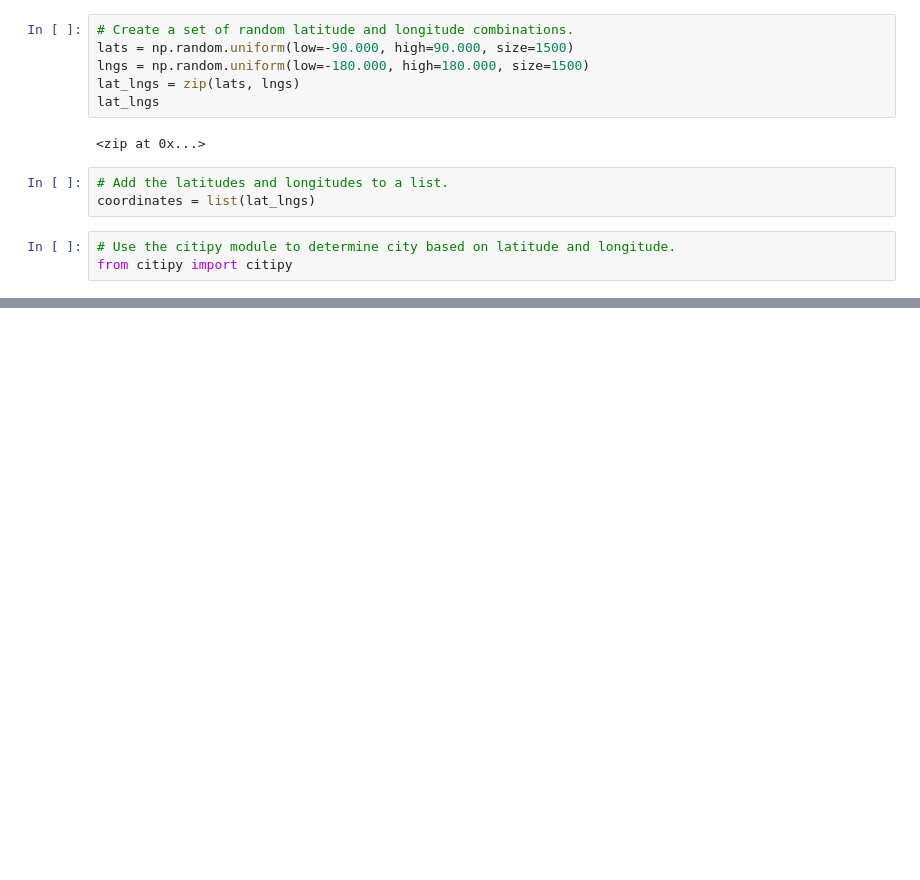
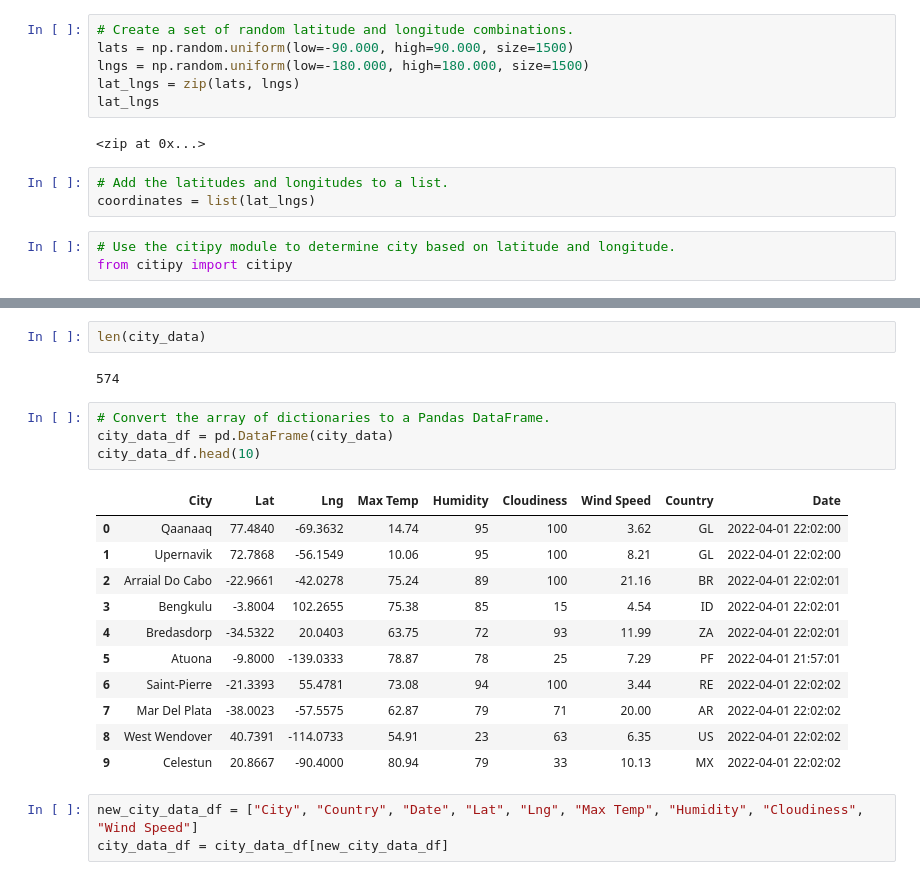
Before and after one commit to HMojadidi/World_Weather_Analysis, a Jupyter notebook: WeatherPy.ipynb, the cells around one changed output, grey strips where cells are left out. Cells and saved outputs as stored; diff of their text form; blank space fills up the shorter version.

```diff
--- a/WeatherPy.ipynb
+++ b/WeatherPy.ipynb
@@ -33,0 +130,23 @@ len(cities)
+# %%
+len(city_data)
+# %% [output]
+574
+# %%
+# Convert the array of dictionaries to a Pandas DataFrame.
+city_data_df = pd.DataFrame(city_data)
+city_data_df.head(10)
+# %% [output]
+|  | City | Lat | Lng | Max Temp | Humidity | Cloudiness | Wind Speed | Country | Date |
+| 0 | Qaanaaq | 77.4840 | -69.3632 | 14.74 | 95 | 100 | 3.62 | GL | 2022-04-01 22:02:00 |
+| 1 | Upernavik | 72.7868 | -56.1549 | 10.06 | 95 | 100 | 8.21 | GL | 2022-04-01 22:02:00 |
+| 2 | Arraial Do Cabo | -22.9661 | -42.0278 | 75.24 | 89 | 100 | 21.16 | BR | 2022-04-01 22:02:01 |
+| 3 | Bengkulu | -3.8004 | 102.2655 | 75.38 | 85 | 15 | 4.54 | ID | 2022-04-01 22:02:01 |
+| 4 | Bredasdorp | -34.5322 | 20.0403 | 63.75 | 72 | 93 | 11.99 | ZA | 2022-04-01 22:02:01 |
+| 5 | Atuona | -9.8000 | -139.0333 | 78.87 | 78 | 25 | 7.29 | PF | 2022-04-01 21:57:01 |
+| 6 | Saint-Pierre | -21.3393 | 55.4781 | 73.08 | 94 | 100 | 3.44 | RE | 2022-04-01 22:02:02 |
+| 7 | Mar Del Plata | -38.0023 | -57.5575 | 62.87 | 79 | 71 | 20.00 | AR | 2022-04-01 22:02:02 |
+| 8 | West Wendover | 40.7391 | -114.0733 | 54.91 | 23 | 63 | 6.35 | US | 2022-04-01 22:02:02 |
+| 9 | Celestun | 20.8667 | -90.4000 | 80.94 | 79 | 33 | 10.13 | MX | 2022-04-01 22:02:02 |
+# %%
+new_city_data_df = ["City", "Country", "Date", "Lat", "Lng", "Max Temp", "Humidity", "Cloudiness", "Wind Speed"]
+city_data_df = city_data_df[new_city_data_df]
```
Also changed, not shown: parts of 7 cells of this notebook.
